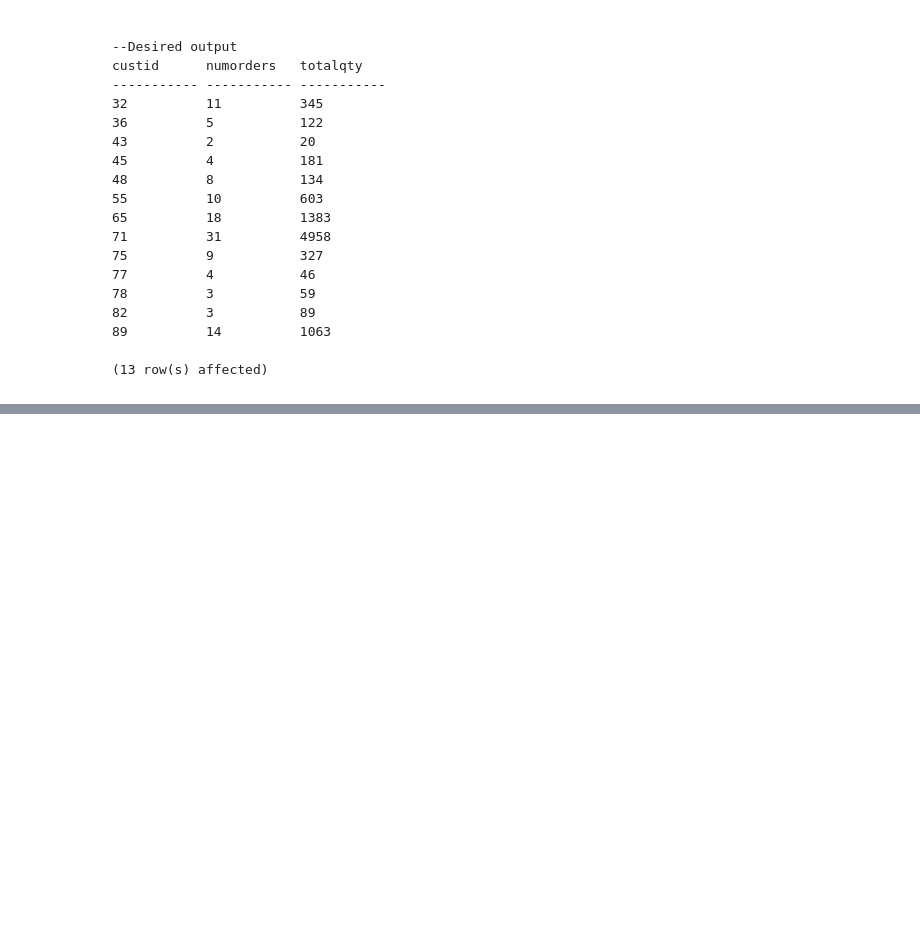
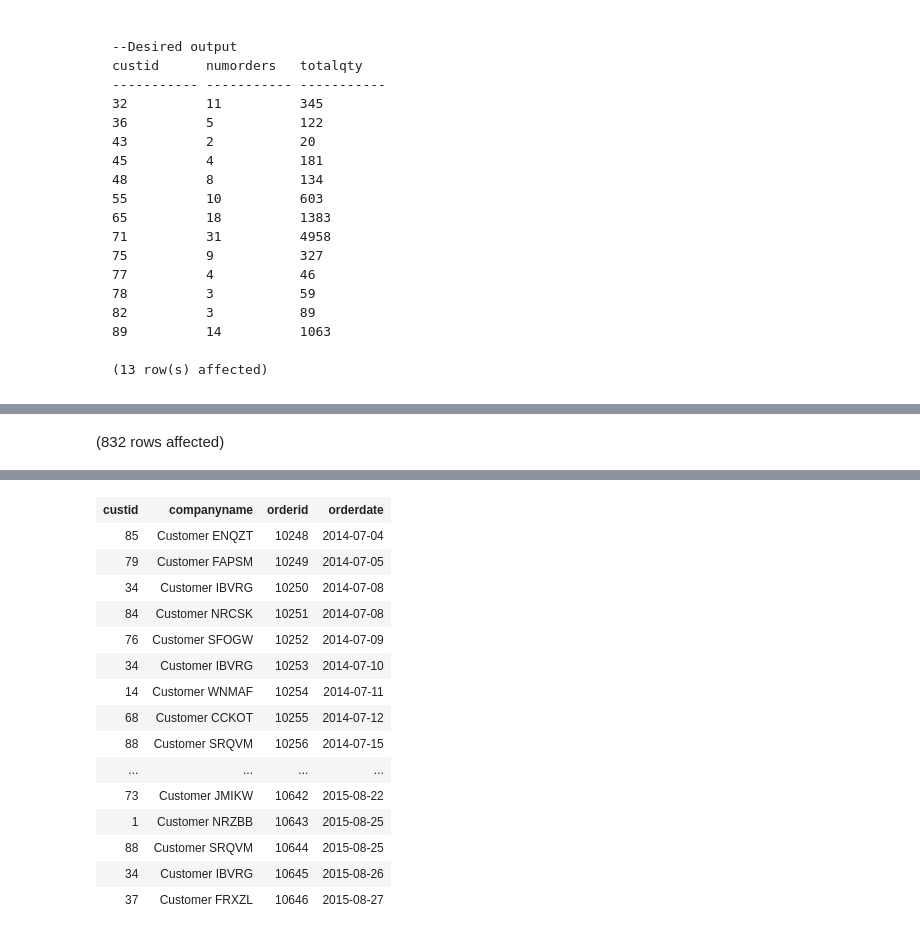
Before and after one commit to ryanmohamed/tsql_hw2, a Jupyter notebook: Chapter3_Exercises.ipynb, the cells around one changed output, grey strips where cells are left out. Drawn from its saved outputs; the diff is of its cells as text; code cells hidden in the pictures; blank space fills up the shorter version.

```diff
--- a/Chapter3_Exercises.ipynb
+++ b/Chapter3_Exercises.ipynb
@@ -262,0 +329,13 @@ custid      numorders   totalqty
+# %%
+use Northwinds2022TSQLV7
+
+select C.CustomerId as custid,
+    C.CustomerCompanyName as companyname,
+    O.OrderId as orderid,
+    O.OrderDate as orderdate
+from Sales.[Customer] as C
+    left outer join --include possible null orders for each customer
+    Sales.[Order] as O
+    on C.CustomerId = O.CustomerId
+# %% [output]
+(832 rows affected)
@@ -262,0 +343,16 @@ custid      numorders   totalqty
+| custid | companyname | orderid | orderdate |
+| 85 | Customer ENQZT | 10248 | 2014-07-04 |
+| 79 | Customer FAPSM | 10249 | 2014-07-05 |
+| 34 | Customer IBVRG | 10250 | 2014-07-08 |
+| 84 | Customer NRCSK | 10251 | 2014-07-08 |
+| 76 | Customer SFOGW | 10252 | 2014-07-09 |
+| 34 | Customer IBVRG | 10253 | 2014-07-10 |
+| 14 | Customer WNMAF | 10254 | 2014-07-11 |
+| 68 | Customer CCKOT | 10255 | 2014-07-12 |
+| 88 | Customer SRQVM | 10256 | 2014-07-15 |
+| ... | ... | ... | ... |
+| 73 | Customer JMIKW | 10642 | 2015-08-22 |
+| 1 | Customer NRZBB | 10643 | 2015-08-25 |
+| 88 | Customer SRQVM | 10644 | 2015-08-25 |
+| 34 | Customer IBVRG | 10645 | 2015-08-26 |
+| 37 | Customer FRXZL | 10646 | 2015-08-27 |
```
Also changed, not shown: parts of 6 cells of this notebook.
